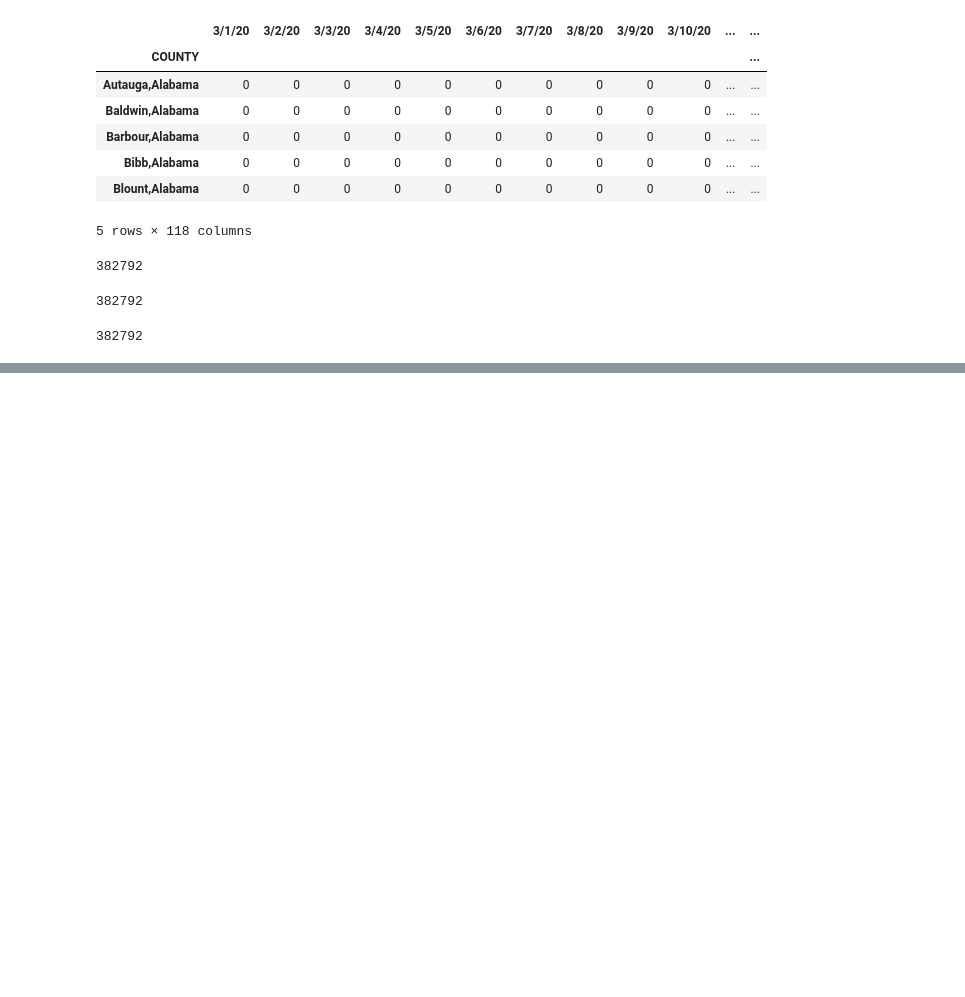
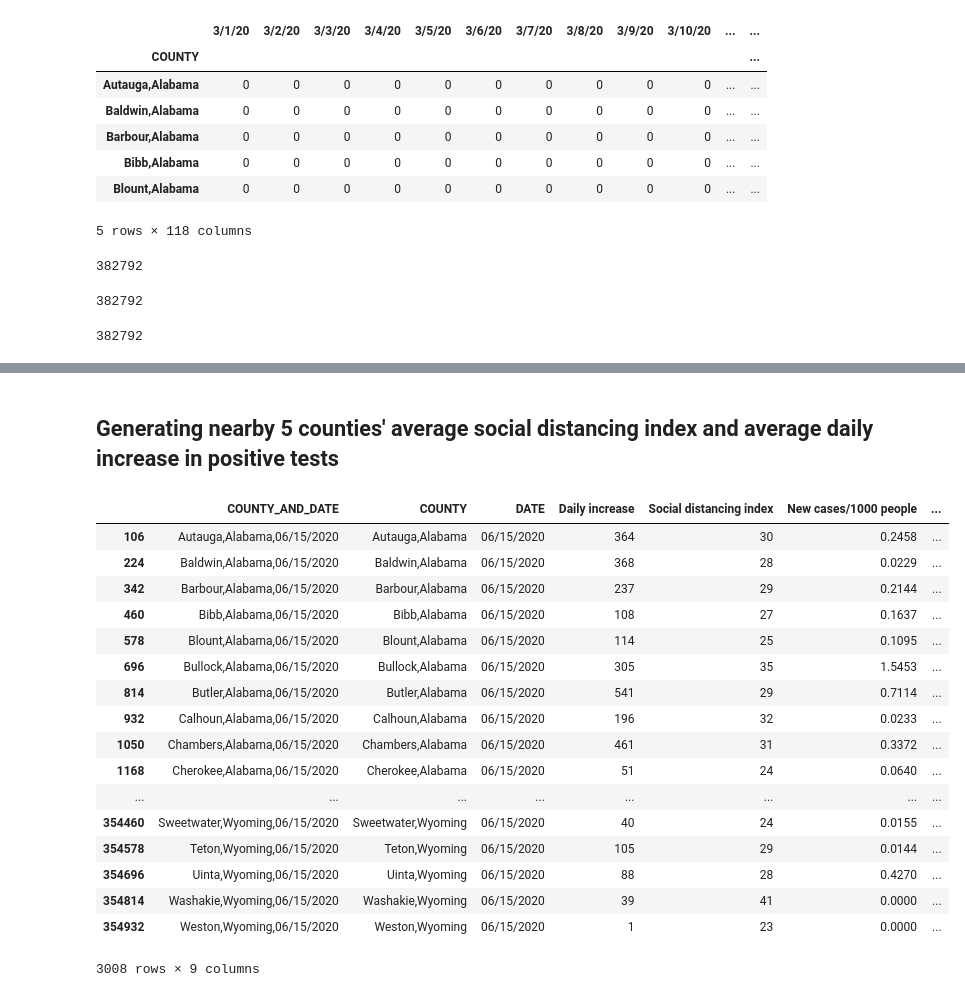
Before and after one commit to Jessieguojunyi/Social_Mobility_And_COVID19, a Jupyter notebook: Social_Mobility_And_COVID19.ipynb, the cells around one changed output, grey strips where cells are left out. Cells and saved outputs as stored; diff of their text form; code cells hidden in the pictures; blank space fills up the shorter version.

```diff
--- a/Social_Mobility_And_COVID19.ipynb
+++ b/Social_Mobility_And_COVID19.ipynb
@@ -360,0 +441,4 @@ print(len(df_COVID19['COUNTY'].unique()))
+# %%
+df_mobility_COVID19 = pd.merge(df_COVID19_final, df_social_mobility_part, on = ['COUNTY_AND_DATE'])
+# %%
+df_mobility_COVID19_new = df_mobility_COVID19.drop(columns = ['date', 'COUNTY_y'])
@@ -360,0 +454,3 @@ print(len(df_COVID19['COUNTY'].unique()))
+# %%
+df_mobility_COVID19_new = df_mobility_COVID19_new.rename(columns = {'COUNTY_x': 'COUNTY',
+                                                                    'DAILY_INCREASE': 'Daily increase'})
@@ -360,0 +461,3 @@ print(len(df_COVID19['COUNTY'].unique()))
+# %%
+df_mobility_COVID19_new = df_mobility_COVID19_new[['COUNTY_AND_DATE', 'COUNTY', 'DATE', 'Daily increase', 'Social distancing index',
+                                                   'New cases/1000 people', 'COVID death rate', '% people older than 60', 'Population density']]
@@ -360,0 +473,24 @@ print(len(df_COVID19['COUNTY'].unique()))
+# %% [markdown]
+## Generating nearby 5 counties' average social distancing index and average daily increase in positive tests
+# %%
+df_sub = df_mobility_COVID19_new[df_mobility_COVID19_new['DATE'] == '06/15/2020']
+df_sub
+# %% [output]
+|  | COUNTY_AND_DATE | COUNTY | DATE | Daily increase | Social distancing index | New cases/1000 people | ... |
+| 106 | Autauga,Alabama,06/15/2020 | Autauga,Alabama | 06/15/2020 | 364 | 30 | 0.2458 | ... |
+| 224 | Baldwin,Alabama,06/15/2020 | Baldwin,Alabama | 06/15/2020 | 368 | 28 | 0.0229 | ... |
+| 342 | Barbour,Alabama,06/15/2020 | Barbour,Alabama | 06/15/2020 | 237 | 29 | 0.2144 | ... |
+| 460 | Bibb,Alabama,06/15/2020 | Bibb,Alabama | 06/15/2020 | 108 | 27 | 0.1637 | ... |
+| 578 | Blount,Alabama,06/15/2020 | Blount,Alabama | 06/15/2020 | 114 | 25 | 0.1095 | ... |
+| 696 | Bullock,Alabama,06/15/2020 | Bullock,Alabama | 06/15/2020 | 305 | 35 | 1.5453 | ... |
+| 814 | Butler,Alabama,06/15/2020 | Butler,Alabama | 06/15/2020 | 541 | 29 | 0.7114 | ... |
+| 932 | Calhoun,Alabama,06/15/2020 | Calhoun,Alabama | 06/15/2020 | 196 | 32 | 0.0233 | ... |
+| 1050 | Chambers,Alabama,06/15/2020 | Chambers,Alabama | 06/15/2020 | 461 | 31 | 0.3372 | ... |
+| 1168 | Cherokee,Alabama,06/15/2020 | Cherokee,Alabama | 06/15/2020 | 51 | 24 | 0.0640 | ... |
+| ... | ... | ... | ... | ... | ... | ... | ... |
+| 354460 | Sweetwater,Wyoming,06/15/2020 | Sweetwater,Wyoming | 06/15/2020 | 40 | 24 | 0.0155 | ... |
+| 354578 | Teton,Wyoming,06/15/2020 | Teton,Wyoming | 06/15/2020 | 105 | 29 | 0.0144 | ... |
+| 354696 | Uinta,Wyoming,06/15/2020 | Uinta,Wyoming | 06/15/2020 | 88 | 28 | 0.4270 | ... |
+| 354814 | Washakie,Wyoming,06/15/2020 | Washakie,Wyoming | 06/15/2020 | 39 | 41 | 0.0000 | ... |
+| 354932 | Weston,Wyoming,06/15/2020 | Weston,Wyoming | 06/15/2020 | 1 | 23 | 0.0000 | ... |
+3008 rows × 9 columns
```
Also changed, not shown: parts of 34 cells of this notebook.
